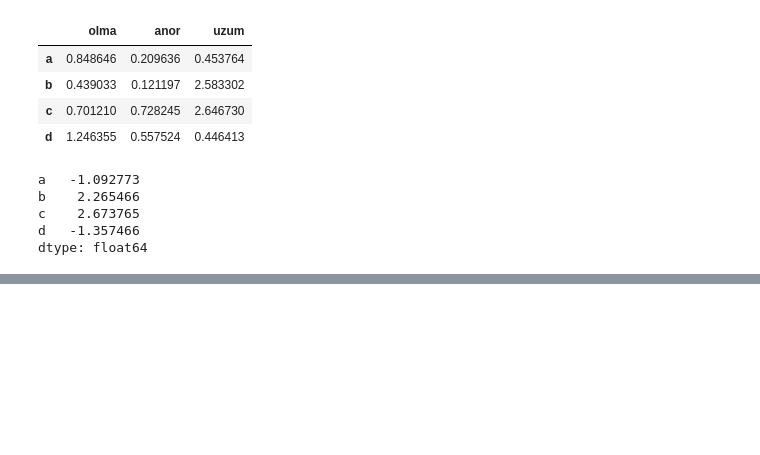
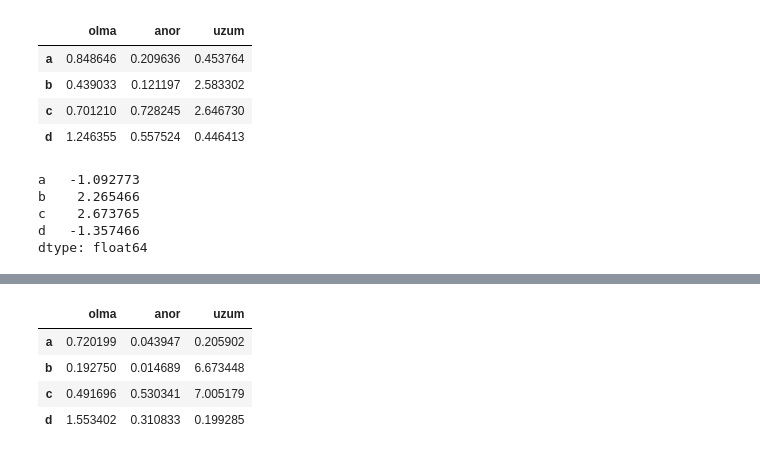
Before and after one commit to HusanJalilov/AI_Jpyuter_, a Jupyter notebook: pandas/funksiyalarni_qo'llash.ipynb, the cells around one changed output, grey strips where cells are left out. Drawn from its saved outputs; the diff is of its cells as text; code cells hidden in the pictures; blank space fills up the shorter version.

```diff
--- a/pandas/funksiyalarni_qo'llash.ipynb
+++ b/pandas/funksiyalarni_qo'llash.ipynb
@@ -76,0 +97,8 @@ AttributeError: ignored
+# %%
+df.applymap(lambda x: x*x)
+# %% [output]
+|  | olma | anor | uzum |
+| a | 0.720199 | 0.043947 | 0.205902 |
+| b | 0.192750 | 0.014689 | 6.673448 |
+| c | 0.491696 | 0.530341 | 7.005179 |
+| d | 1.553402 | 0.310833 | 0.199285 |
```
Also changed, not shown: parts of 5 cells of this notebook.
